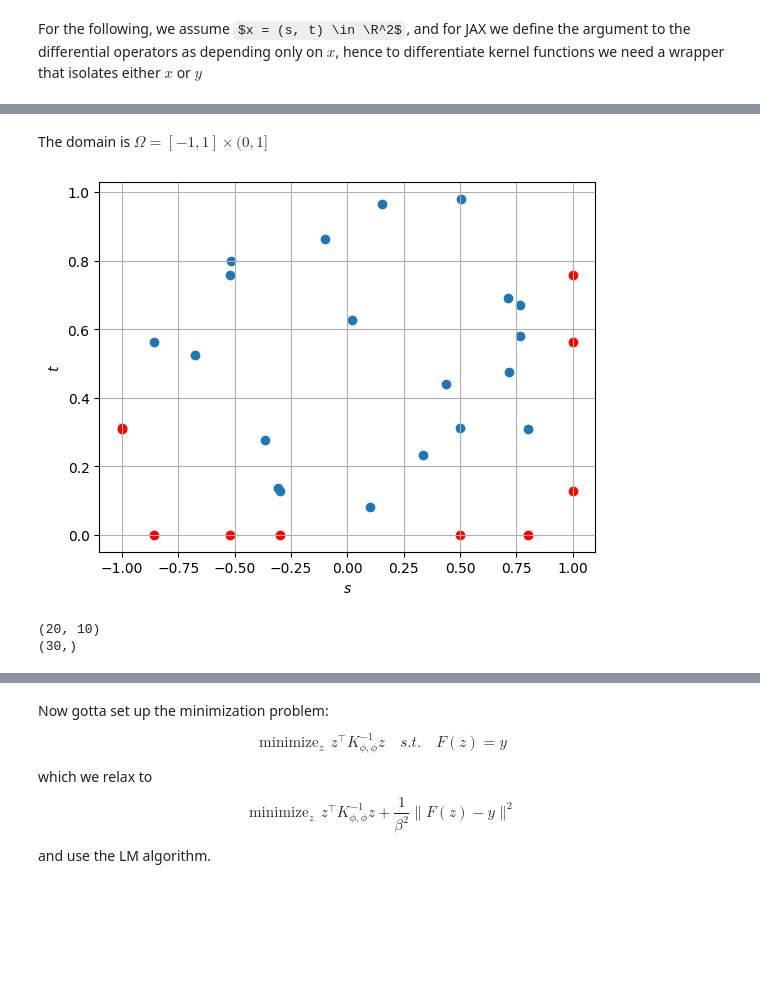
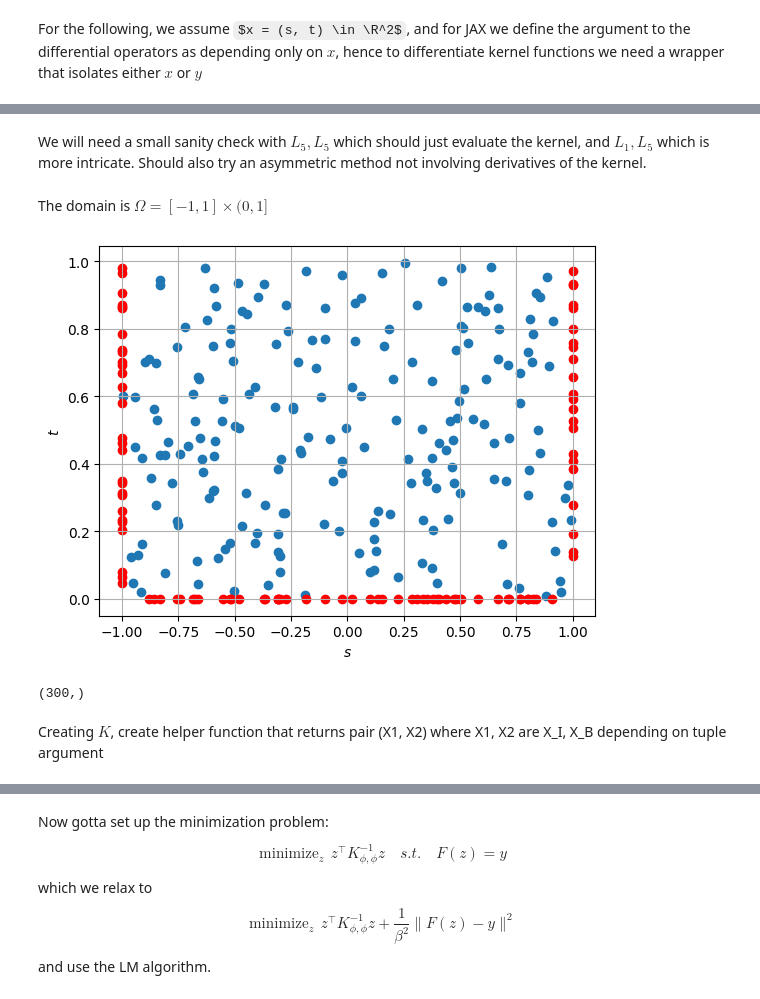
Before and after one commit to alexalbors7/GaussianProcesses, a Jupyter notebook: Kernel_PDEs/burgers.ipynb, the cells around one changed output, grey strips where cells are left out. Saved outputs shown, nothing was run; the diff lists cells and outputs as text; code cells hidden in the pictures; some formulas as TeX source; blank space fills up the shorter version.

Commit message:
first attempt... wrong lel

```diff
--- a/Kernel_PDEs/burgers.ipynb
+++ b/Kernel_PDEs/burgers.ipynb
@@ -95,40 +78,29 @@ first = vec_diff_combo(L1, L2, kernel)
+# %% [markdown]
+We will need a small sanity check with $L_5, L_5$ which should just evaluate the kernel, and $L_1, L_5$ which is more intricate. Should also try an asymmetric method not involving derivatives of the kernel.
 # %% [markdown]
 The domain is $\Omega = [-1, 1] \times (0, 1]$
 # %%
-n_I = 20
-n_B = 10
+n_I = 200
+n_B = 100
 p = 1/2
 
 X_I = jnp.concatenate((2*random.uniform(key1, shape=(n_I, 1)) - 1, random.uniform(key2, shape=(n_I, 1))), axis=1)
 bd1 = jnp.concatenate((2*random.bernoulli(key1, p=p, shape=(n_B//2, 1))-1, random.uniform(key2, shape=(n_B//2, 1))), axis=1)
 bd2 = jnp.concatenate((2*random.uniform(key1, shape=(n_B//2, 1)) - 1, jnp.zeros(shape=(n_B//2, 1))), axis=1)
 X_B = jnp.concatenate((bd1, bd2), axis=0)
 
 plt.scatter(X_I[:, 0], X_I[:, 1])
 plt.scatter(X_B[:, 0], X_B[:, 1], color='r')
 plt.ylabel('$t$')
 plt.xlabel("$s$")
 plt.grid()
 # %% [output]
-[figure, old version]
+[figure, new version]
 # %%
 y_I = jnp.zeros(X_I.shape[0])
 y_B = jnp.concatenate((jnp.zeros(shape=(n_B//2)), jnp.sin(jnp.pi*X_B[:n_B//2, 0])), axis=0)
 y = jnp.concatenate((y_I, y_B))
 
-print(first(X_I, X_B))
-print()
-
-# Wrong lel
-K_II = vec_bicurlyP(X_I, X_I)
-K_IB = vec_curlyP(X_I, X_B)
-K_BI = K_IB.T
-K_BB = vec_k(X_B, X_B)
-
-K = jnp.block([
-    [K_II, K_IB],
-    [K_BI, K_BB]
-])
 
 # 4 differential operators, 1 boundary operator
 Q   = 5
@@ -136,12 +108,13 @@ Q_I = 4
 
 N = n_I*Q_I + n_B*(Q - Q_I) # total number of functionals and point evaluations
 
+def F(z):
 
-def F(z):
     # z  dim N
     z_B = z[:n_B]
     z_I = z[n_B:].reshape((n_I, Q_I))
 
+    # Create vectorized F function, which we then use for F(z) = y, where z are the point values of functionals applied to u.
     F_vec = jnp.concatenate((P(*jnp.hsplit(z_I, Q_I)).flatten(), B(*jnp.split(z_B, Q-Q_I)).flatten()))
 
     return F_vec
@@ -150,5 +123,6 @@ z = jnp.ones((N, ))
 
 print(F(z).shape)
 # %% [output]
-(20, 10)
-(30,)
+(300,)
+# %% [markdown]
+Creating $K$, create helper function that returns pair (X1, X2) where X1, X2 are X_I, X_B depending on tuple argument
```
Also changed, not shown: parts of 13 cells of this notebook.
